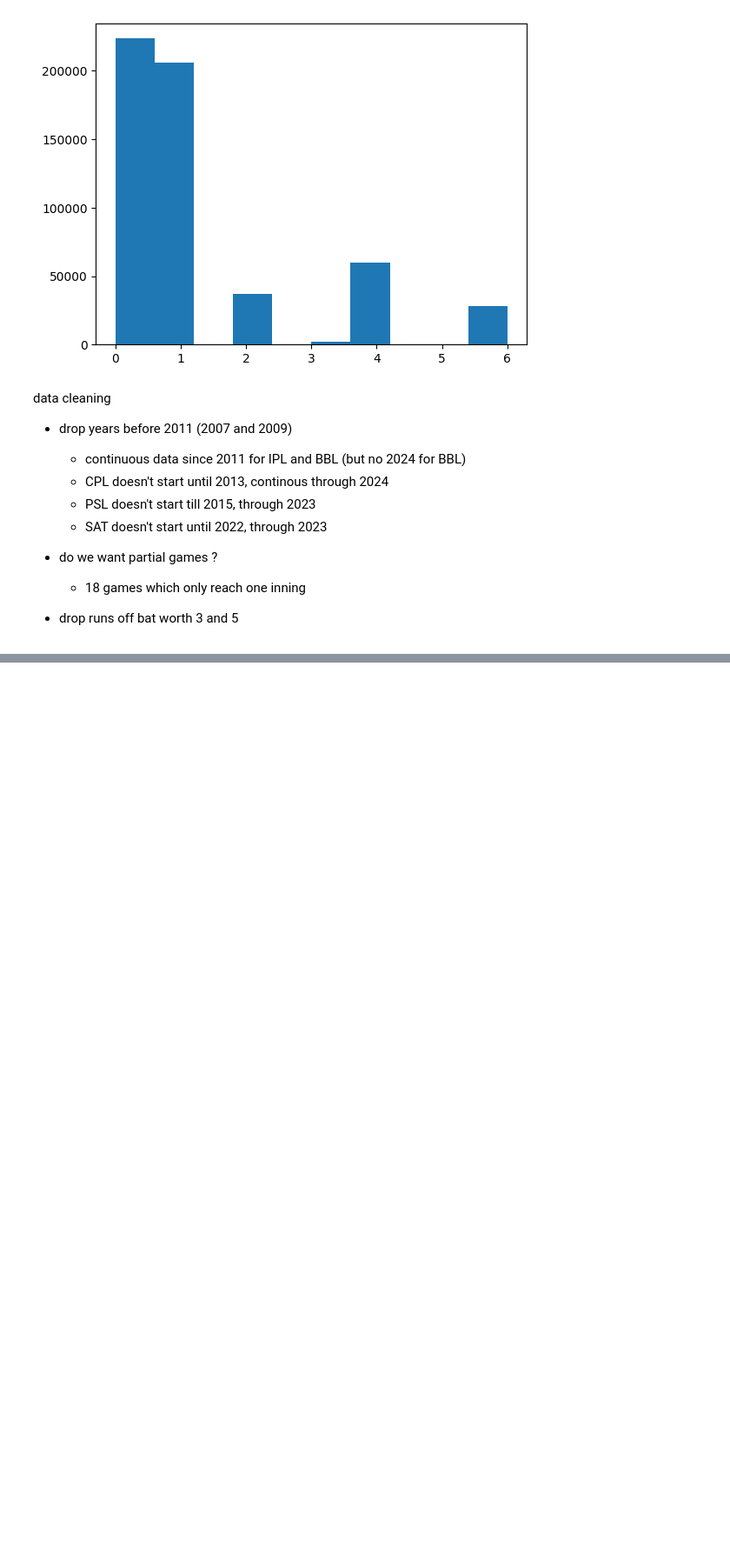
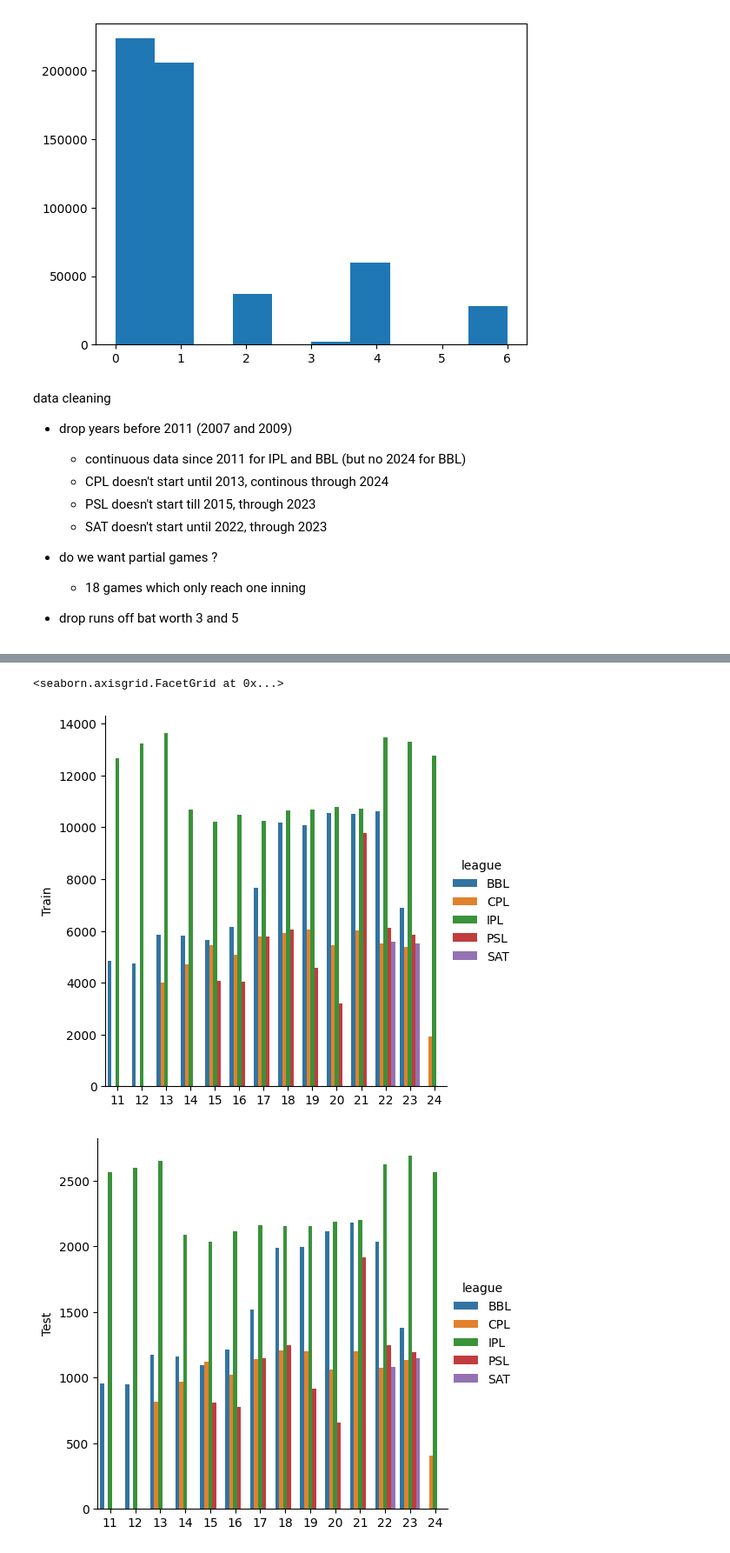
Before and after one commit to gjm112/cricketIPL, a Jupyter notebook: EDA_notebook.ipynb, the cells around one changed output, grey strips where cells are left out. Shown at 87% size. Drawn from its saved outputs; the diff is of its cells as text; code cells hidden in the pictures; blank space fills up the shorter version.

```diff
--- a/EDA_notebook.ipynb
+++ b/EDA_notebook.ipynb
@@ -200,0 +336,14 @@ data cleaning
+# %%
+
+train_categories = train_data.groupby('league')['season'].value_counts().reset_index()
+test_categories = test_data.groupby('league')['season'].value_counts().reset_index()
+val_categories = validation_data.groupby('league')['season'].value_counts().reset_index()
+
+
+sns.catplot(data = train_categories, kind = 'bar', x = 'season', y = 'count', hue = 'league').set_axis_labels('', 'Train')
+sns.catplot(data = test_categories, kind = 'bar', x = 'season', y = 'count', hue = 'league').set_axis_labels('', 'Test')
+sns.catplot(data = val_categories, kind = 'bar', x = 'season', y = 'count', hue = 'league').set_axis_labels('', 'Validation')
+# %% [output]
+<seaborn.axisgrid.FacetGrid at 0x...>
+[figure, added]
+[figure, added]
```
Also changed, not shown: parts of 9 cells of this notebook, 2 other files.
